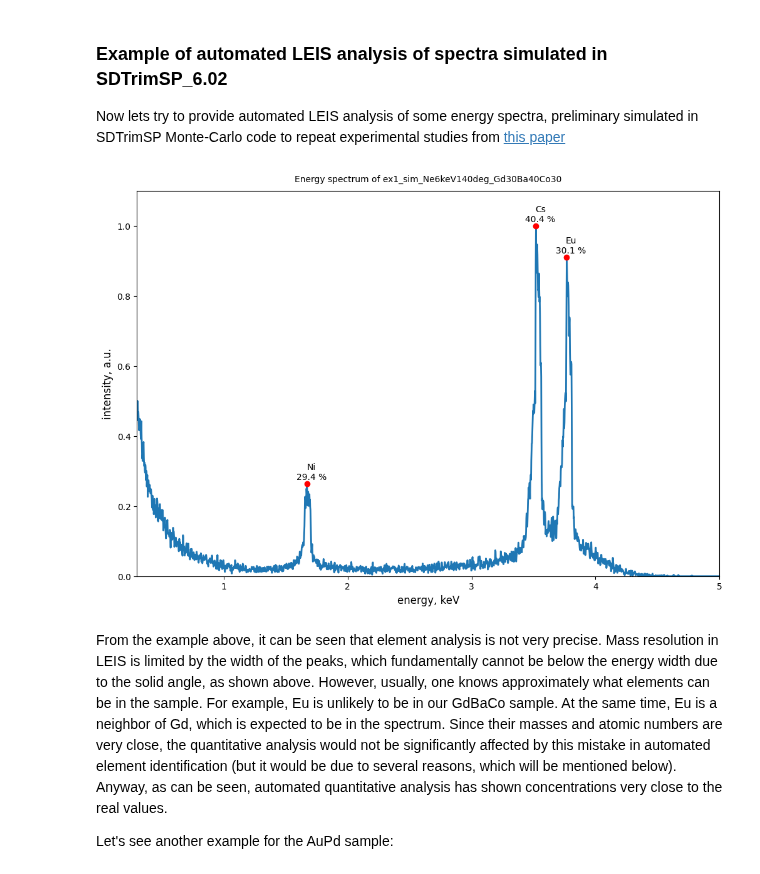
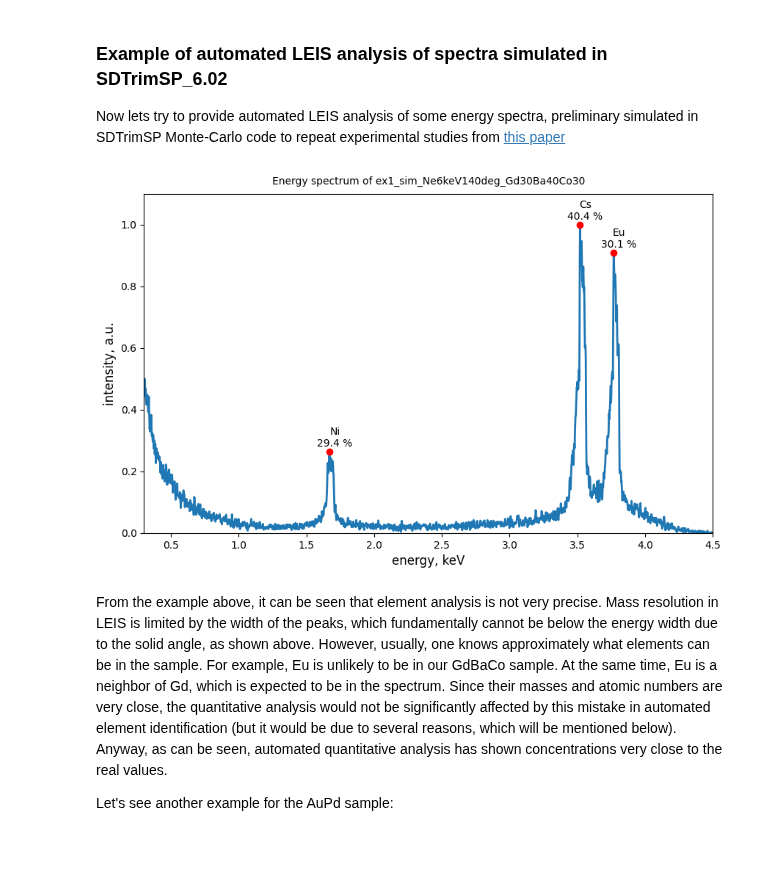
Before and after one commit to mauveferret/SpecRec, a Jupyter notebook: main_example.ipynb, the cells around one changed output. Saved outputs shown, nothing was run; the diff lists cells and outputs as text; code cells hidden in the pictures; blank space fills up the shorter version.

```diff
--- a/main_example.ipynb
+++ b/main_example.ipynb
@@ -259,20 +183,20 @@ Now lets try to provide automated LEIS analysis of some energy spectra, prelimin
 # %%
 import os, sys
 #change path to working directory
 BASE_LIB_PATH = "tools"
 sys.path.insert(1, os.getcwd()+os.sep+BASE_LIB_PATH)
 import LEIS_tools as leis
 spectrum_path0 = os.getcwd()+os.sep+"raw_data"+os.sep
 
 spectrum_path0 += "ex1_sim_Ne6keV140deg_GdBaCo"+os.sep+ "Gd30Ba40Co30.dat"
 
 data = leis.spectrum(spectrum_path0, 10)
 data.do_elemental_analysis()
-leis.Emax = 5000
+leis.Emax = 4500
 leis.plot_spectrum_with_concs(data, title="Energy spectrum of "+
                               spectrum_path0.split(os.sep)[-2][:-7]+"_"+data.calc_name)
 # %% [output]
-[figure, old version]
+[figure, new version]
 # %% [markdown]
 From the example above, it can be seen that element analysis is not very precise. Mass resolution in LEIS is limited by the width of the peaks, which fundamentally cannot be below the energy width due to the solid angle, as shown above. However, usually, one knows approximately what elements can be in the sample. For example, Eu is unlikely to be in our GdBaCo sample. At the same time, Eu is a neighbor of Gd, which is expected to be in the spectrum. Since their masses and atomic numbers are very close, the quantitative analysis would not be significantly affected by this mistake in automated element identification (but it would be due to several reasons, which will be mentioned below). Anyway, as can be seen, automated quantitative analysis has shown concentrations very close to the real values.
 
```
Also changed, not shown: parts of 9 cells of this notebook, 3 other files.
